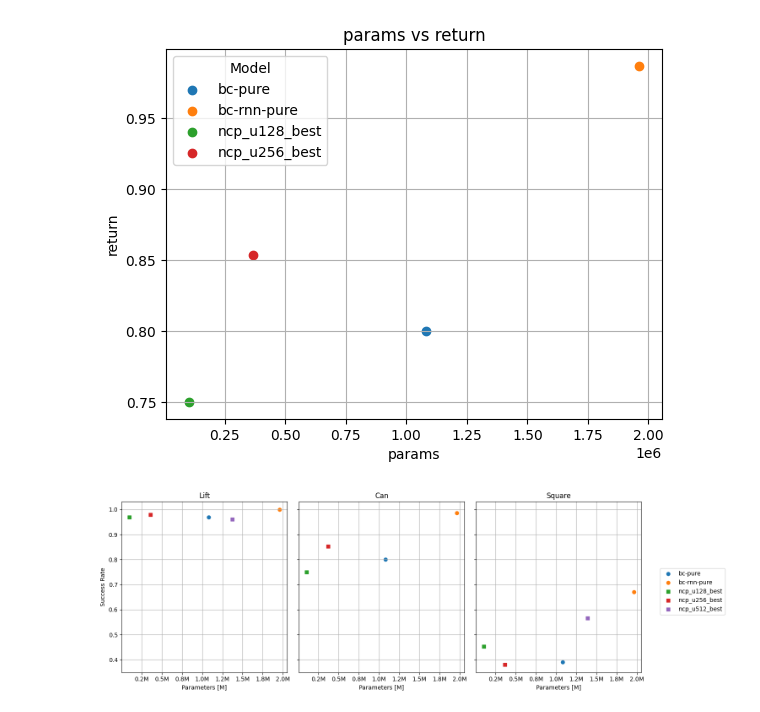
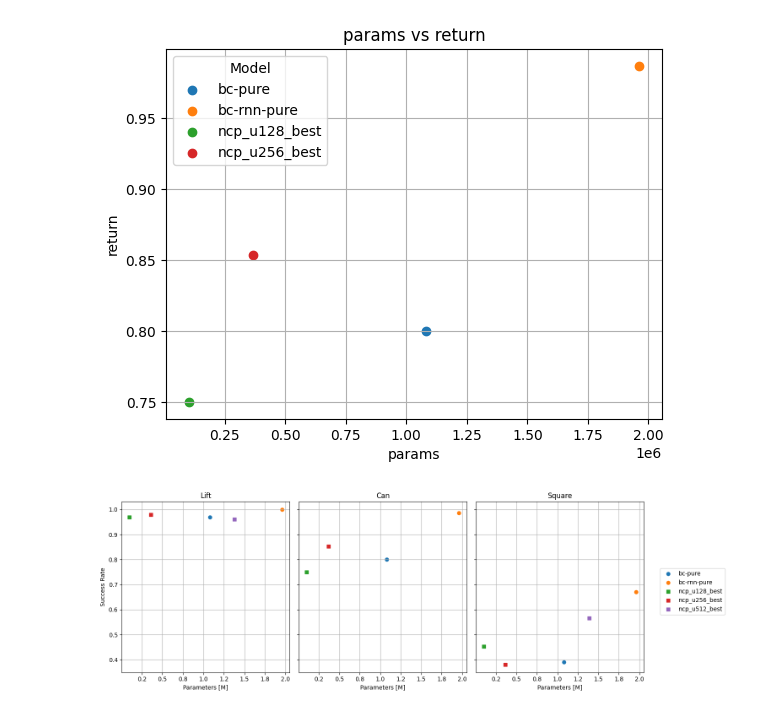
Before and after one commit to yuuharu11/LNN-control, a Jupyter notebook: robomimic/myscript/make-graph/success_rate-model_size.ipynb, the cells around one changed output. Saved outputs shown, nothing was run; the diff lists cells and outputs as text; code cells hidden in the pictures.

```diff
--- a/robomimic/myscript/make-graph/success_rate-model_size.ipynb
+++ b/robomimic/myscript/make-graph/success_rate-model_size.ipynb
@@ -64,7 +64,7 @@ def calculate_model_size(df, task):
             raise ValueError("Unknown model")
     return df
 # %%
-df_lift=pd.read_csv('/work/robomimic/csv/eval/lift/lift-best.csv')
+df_lift=pd.read_csv('/work/robomimic/csv/lift/lift-best.csv')
 df_can=pd.read_csv('/work/robomimic/csv/can/can-best.csv')
 df_square=pd.read_csv('/work/robomimic/csv/square/square-best.csv')
 df_can_avg=get_avg_score(df_can)
@@ -118,32 +132,32 @@ for ax, (title, df) in zip(axes, datasets.items()):
         sub = df[df["model"] == model]
         style = get_style(model)
 
         ax.scatter(
             sub["params"],
             sub["success_rate"],
             label=model,
             color=style["color"],
             marker=style["marker"]
         )
 
     ax.set_title(title)
     ax.set_xlabel("Parameters [M]")
     ax.grid(True)
 
 # y軸は success rate
 axes[0].set_ylabel("Success Rate")
 
 # x軸を M 表記に変換
 for ax in axes:
     ax.xaxis.set_major_formatter(
-        ticker.FuncFormatter(lambda x, _: f"{x/1e6:.1f}M")
+        ticker.FuncFormatter(lambda x, _: f"{x/1e6:.1f}")
     )
 
 # 凡例は右側にまとめて配置
 handles, labels = axes[0].get_legend_handles_labels()
 fig.legend(handles, labels, loc="center right", frameon=True)
 
 plt.tight_layout(rect=[0, 0, 0.88, 1])  # 凡例スペース確保
 plt.show()
 # %% [output]
-[figure, old version]
+[figure, new version]
```
Also changed, not shown: parts of 1 cell of this notebook, 9 other files.
